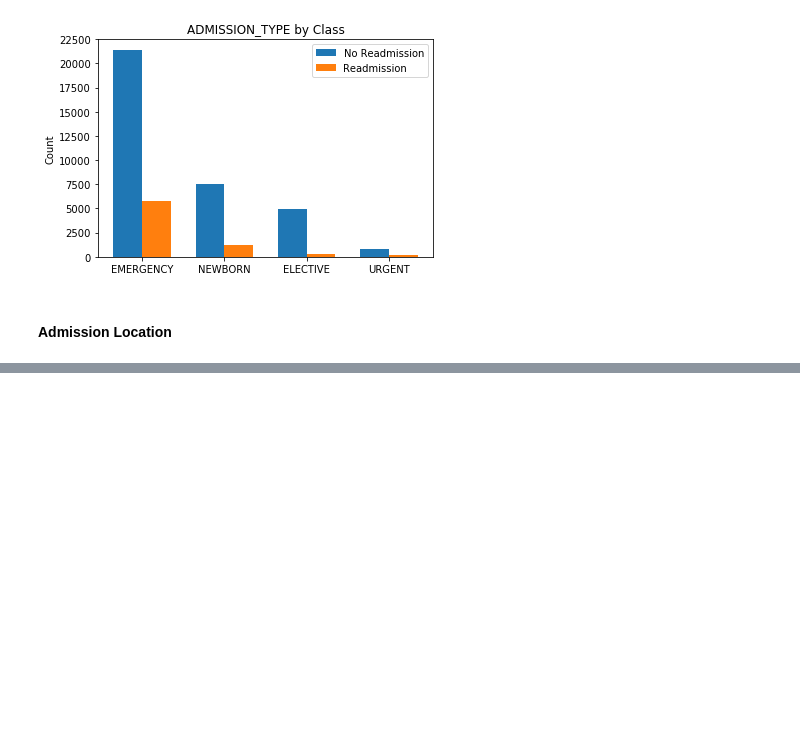
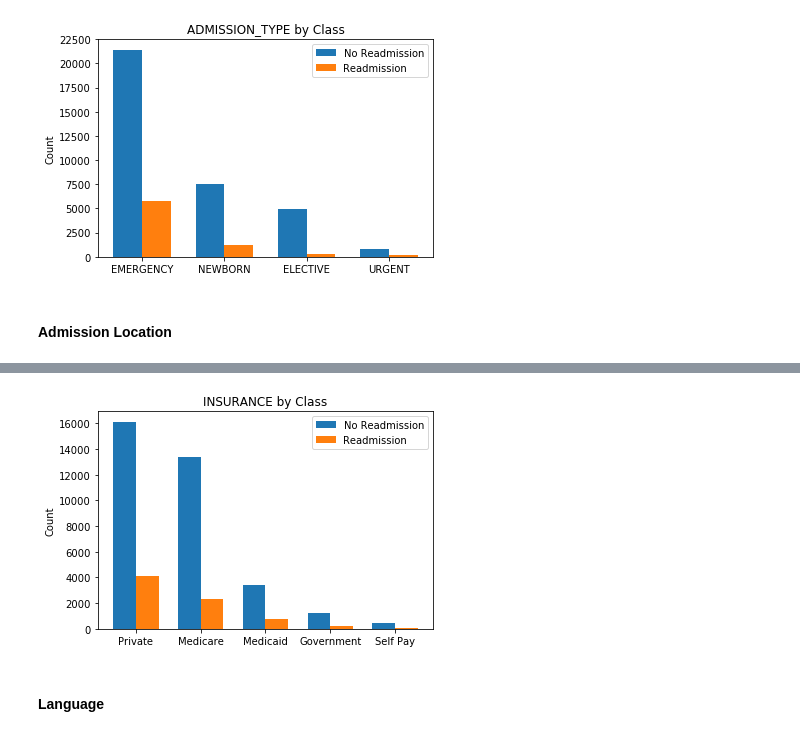
Before and after one commit to pateli18/Machine-Learning-Nanodegree, a Jupyter notebook: capstone_project/Create Dataset.ipynb, the cells around one changed output, grey strips where cells are left out. Saved outputs shown, nothing was run; the diff lists cells and outputs as text; code cells hidden in the pictures; blank space fills up the shorter version.

```diff
--- a/capstone_project/Create Dataset.ipynb
+++ b/capstone_project/Create Dataset.ipynb
@@ -180,0 +202,4 @@ main_df = convert_categorical(main_df, 'ADMISSION_LOCATION')
+# %%
+plot_categorical(main_df, 'INSURANCE', 0.35)
+# %% [output]
+[figure, added]
@@ -180,0 +208,2 @@ main_df = convert_categorical(main_df, 'ADMISSION_LOCATION')
+# %% [markdown]
+#### Language
```
Also changed, not shown: parts of 27 cells of this notebook.
